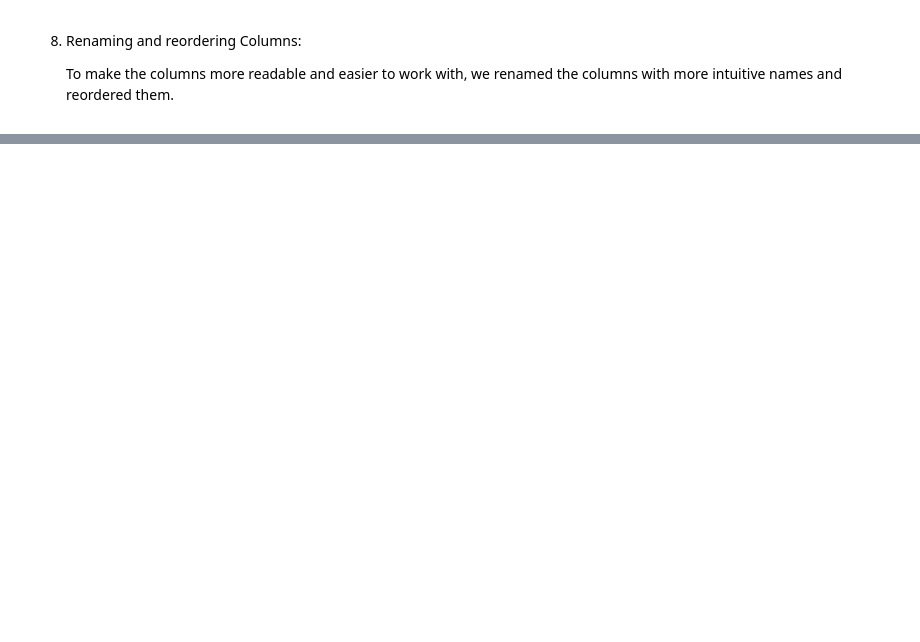
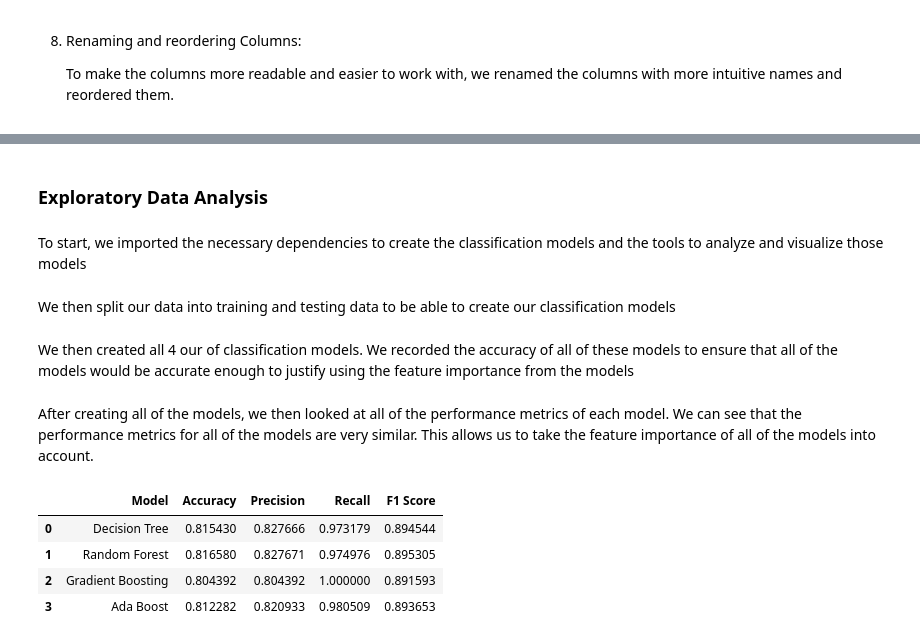
Before and after one commit to 415jason/NYC-Fire-Data, a Jupyter notebook: Deliverable02_Introduction_Dataset_and_Cleaning.ipynb, the cells around one changed output, grey strips where cells are left out. Saved outputs shown, nothing was run; the diff lists cells and outputs as text; code cells hidden in the pictures; blank space fills up the shorter version.

```diff
--- a/Deliverable02_Introduction_Dataset_and_Cleaning.ipynb
+++ b/Deliverable02_Introduction_Dataset_and_Cleaning.ipynb
@@ -280,0 +289,4 @@ df.head()
+# %% [markdown]
+### Exploratory Data Analysis
+# %% [markdown]
+To start, we imported the necessary dependencies to create the classification models and the tools to analyze and visualize those models
@@ -280,0 +303,2 @@ df.head()
+# %% [markdown]
+We then split our data into training and testing data to be able to create our classification models
@@ -280,0 +310,2 @@ df.head()
+# %% [markdown]
+We then created all 4 our of classification models. We recorded the accuracy of all of these models to ensure that all of the models would be accurate enough to justify using the feature importance from the models
@@ -280,0 +348,18 @@ df.head()
+# %% [markdown]
+After creating all of the models, we then looked at all of the performance metrics of each model. We can see that the performance metrics for all of the models are very similar. This allows us to take the feature importance of all of the models into account.
+# %%
+metrics = {
+    'Model': ['Decision Tree', 'Random Forest', 'Gradient Boosting', 'Ada Boost'],
+    'Accuracy': [accuracy_dt, accuracy_rf, accuracy_gb, accuracy_ab],
+    'Precision': [precision_dt, precision_rf, precision_gb, precision_ab],
+    'Recall': [recall_dt, recall_rf, recall_gb, recall_ab],
+    'F1 Score': [f1_dt, f1_rf, f1_gb, f1_ab]
+}
+metrics = pd.DataFrame(metrics)
+metrics
+# %% [output]
+|  | Model | Accuracy | Precision | Recall | F1 Score |
+| 0 | Decision Tree | 0.815430 | 0.827666 | 0.973179 | 0.894544 |
+| 1 | Random Forest | 0.816580 | 0.827671 | 0.974976 | 0.895305 |
+| 2 | Gradient Boosting | 0.804392 | 0.804392 | 1.000000 | 0.891593 |
+| 3 | Ada Boost | 0.812282 | 0.820933 | 0.980509 | 0.893653 |
```
Also changed, not shown: parts of 23 cells of this notebook, 1 other file.
